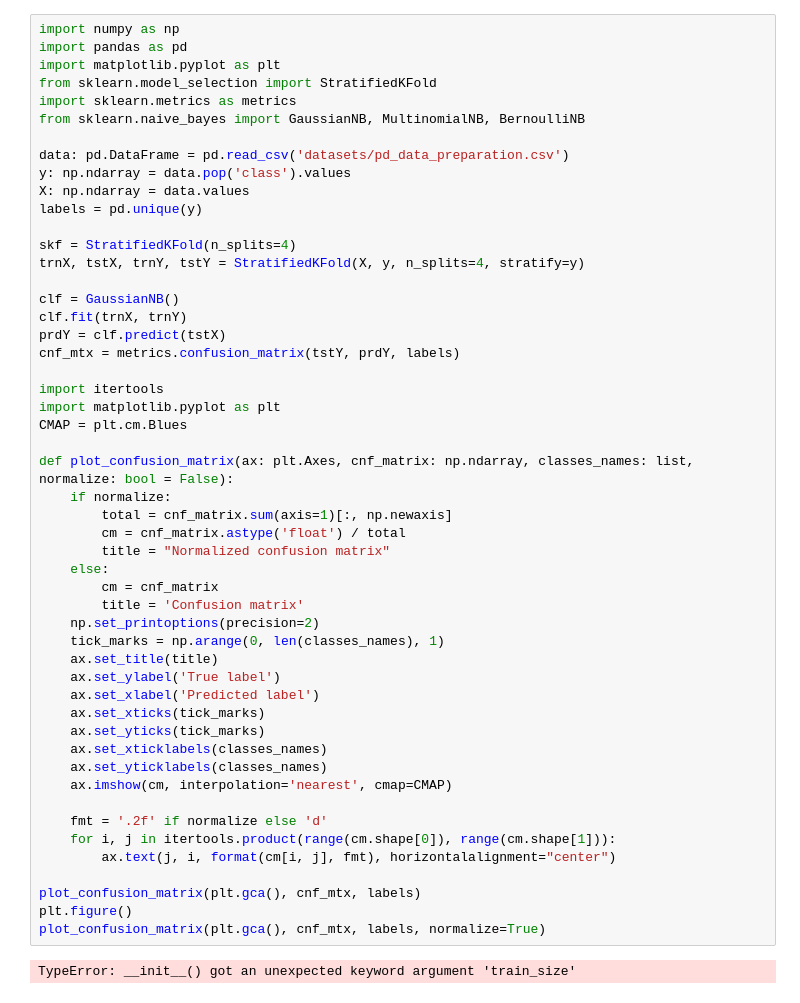
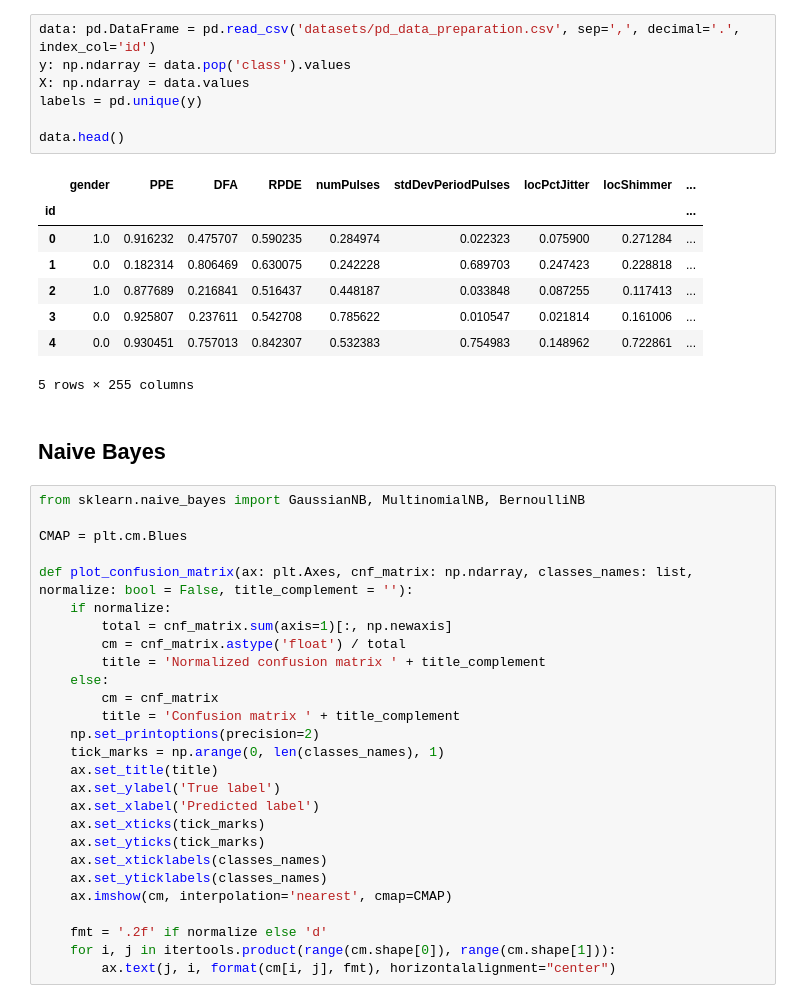
Before and after one commit to RenanNunes/Data_Science_Project_IST, a Jupyter notebook: 03_Naive_Bayes_and_KNN.ipynb, the cells around one changed output. Drawn from its saved outputs; the diff is of its cells as text.

Commit message:
Naive Bayes with cross validation and KNN classifier

```diff
--- a/03_Naive_Bayes_and_KNN.ipynb
+++ b/03_Naive_Bayes_and_KNN.ipynb
@@ -1,36 +14,34 @@
+# %%
+data: pd.DataFrame = pd.read_csv('datasets/pd_data_preparation.csv', sep=',', decimal='.', index_col='id')
+y: np.ndarray = data.pop('class').values
+X: np.ndarray = data.values
+labels = pd.unique(y)
+
+data.head()
+# %% [output]
+|  | gender | PPE | DFA | RPDE | numPulses | stdDevPeriodPulses | locPctJitter | locShimmer | ... |
+| id |  |  |  |  |  |  |  |  | ... |
+| 0 | 1.0 | 0.916232 | 0.475707 | 0.590235 | 0.284974 | 0.022323 | 0.075900 | 0.271284 | ... |
+| 1 | 0.0 | 0.182314 | 0.806469 | 0.630075 | 0.242228 | 0.689703 | 0.247423 | 0.228818 | ... |
+| 2 | 1.0 | 0.877689 | 0.216841 | 0.516437 | 0.448187 | 0.033848 | 0.087255 | 0.117413 | ... |
+| 3 | 0.0 | 0.925807 | 0.237611 | 0.542708 | 0.785622 | 0.010547 | 0.021814 | 0.161006 | ... |
+| 4 | 0.0 | 0.930451 | 0.757013 | 0.842307 | 0.532383 | 0.754983 | 0.148962 | 0.722861 | ... |
+5 rows × 255 columns
+# %% [markdown]
+## Naive Bayes
 # %%
-import numpy as np
-import pandas as pd
-import matplotlib.pyplot as plt
-from sklearn.model_selection import StratifiedKFold
-import sklearn.metrics as metrics
 from sklearn.naive_bayes import GaussianNB, MultinomialNB, BernoulliNB
 
-data: pd.DataFrame = pd.read_csv('datasets/pd_data_preparation.csv')
-y: np.ndarray = data.pop('class').values
-X: np.ndarray = data.values
-labels = pd.unique(y)
-
-skf = StratifiedKFold(n_splits=4)
-trnX, tstX, trnY, tstY = StratifiedKFold(X, y, n_splits=4, stratify=y)
-
-clf = GaussianNB()
-clf.fit(trnX, trnY)
-prdY = clf.predict(tstX)
-cnf_mtx = metrics.confusion_matrix(tstY, prdY, labels)
-
-import itertools
-import matplotlib.pyplot as plt
 CMAP = plt.cm.Blues
 
-def plot_confusion_matrix(ax: plt.Axes, cnf_matrix: np.ndarray, classes_names: list, normalize: bool = False):
+def plot_confusion_matrix(ax: plt.Axes, cnf_matrix: np.ndarray, classes_names: list, normalize: bool = False, title_complement = ''):
     if normalize:
         total = cnf_matrix.sum(axis=1)[:, np.newaxis]
         cm = cnf_matrix.astype('float') / total
-        title = "Normalized confusion matrix"
+        title = 'Normalized confusion matrix ' + title_complement
     else:
         cm = cnf_matrix
-        title = 'Confusion matrix'
+        title = 'Confusion matrix ' + title_complement
     np.set_printoptions(precision=2)
     tick_marks = np.arange(0, len(classes_names), 1)
     ax.set_title(title)
@@ -45,9 +56,3 @@ def plot_confusion_matrix(ax: plt.Axes, cnf_matrix: np.ndarray, classes_names: l
     fmt = '.2f' if normalize else 'd'
     for i, j in itertools.product(range(cm.shape[0]), range(cm.shape[1])):
         ax.text(j, i, format(cm[i, j], fmt), horizontalalignment="center")
-
-plot_confusion_matrix(plt.gca(), cnf_mtx, labels)
-plt.figure()
-plot_confusion_matrix(plt.gca(), cnf_mtx, labels, normalize=True)
-# %% [output]
-TypeError: __init__() got an unexpected keyword argument 'train_size'
```
Also changed, not shown: parts of 8 cells of this notebook, 2 other files.
